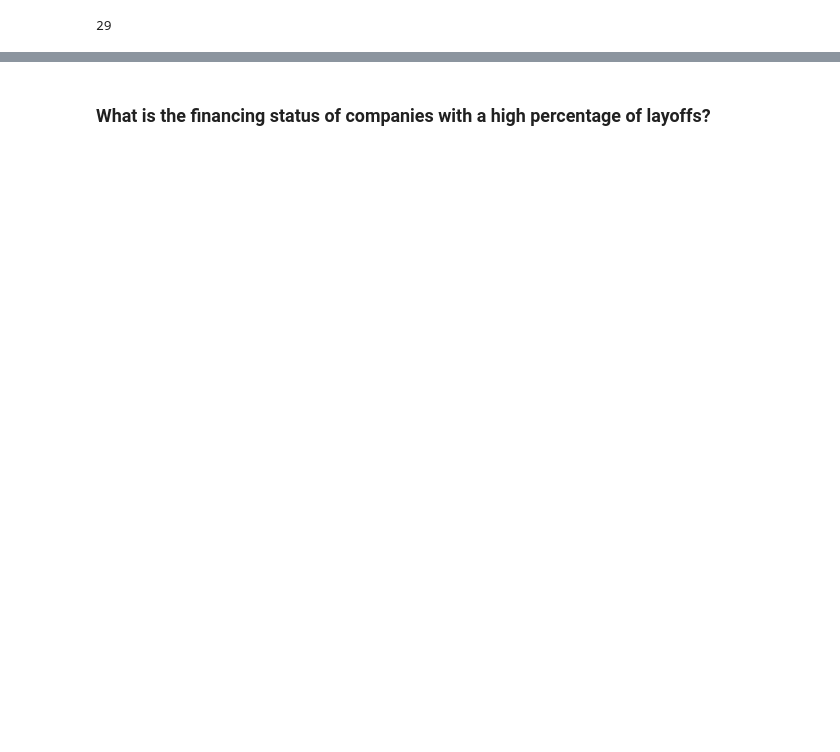
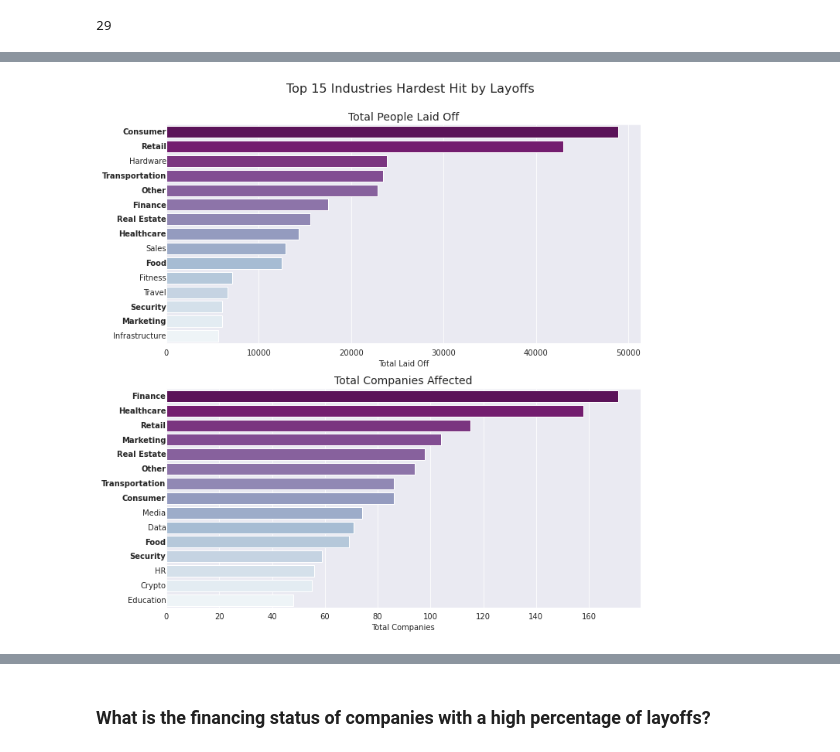
Before and after one commit to Maia97/layoffs-2022-analysis, a Jupyter notebook: layoffs-2022-analysis.ipynb, the cells around one changed output, grey strips where cells are left out. Cells and saved outputs as stored; diff of their text form; code cells hidden in the pictures; blank space fills up the shorter version.

```diff
--- a/layoffs-2022-analysis.ipynb
+++ b/layoffs-2022-analysis.ipynb
@@ -147,0 +170,42 @@ Index(['company', 'location', 'industry', 'total_laid_off',
+# %%
+# Verision 2
+
+# Create a figure and set the size
+fig, axes = plt.subplots(nrows=2, ncols=1, figsize=(10, 10))
+fig.suptitle('Top 15 Industries Hardest Hit by Layoffs', fontsize=16, x=0.57, y=1)
+
+# First subplot (top)
+barplot_1 = sns.barplot(ax=axes[0], data=indsSum.iloc[:15], x='total_laid_off', y='industry', palette='BuPu_r')
+axes[0].set_title('Total People Laid Off', fontsize=14)
+axes[0].set_xlabel('Total Laid Off')
+axes[0].set_ylabel('')
+
+# Bold overlapping industries in y-labels for the first subplot
+for i, industry in enumerate(indsSum.industry[:15]):
+    if industry in inds:
+        axes[0].text(-0.15, i, industry, weight='bold', ha='right', va='center')
+    else:
+        axes[0].text(-0.15, i, industry, ha='right', va='center')
+
+# Second subplot (bottom)
+barplot_2 = sns.barplot(ax=axes[1], data=indsCount.iloc[:15], x='company', y='industry', palette='BuPu_r')
+axes[1].set_title('Total Companies Affected', fontsize=14)
+axes[1].set_xlabel('Total Companies')
+axes[1].set_ylabel('')
+
+# Bold overlapping industries in y-labels for the second subplot
+for i, industry in enumerate(indsCount.industry[:15]):
+    if industry in inds:
+        axes[1].text(-0.15, i, industry, weight='bold', ha='right', va='center')
+    else:
+        axes[1].text(-0.15, i, industry, ha='right', va='center')
+
+# Remove original y-labels
+barplot_1.set(yticklabels=[])
+barplot_2.set(yticklabels=[])
+
+# Adjust the layout and display the combined plots
+plt.tight_layout()
+plt.show()
+# %% [output]
+[figure, added]
```
Also changed, not shown: parts of 23 cells of this notebook.
